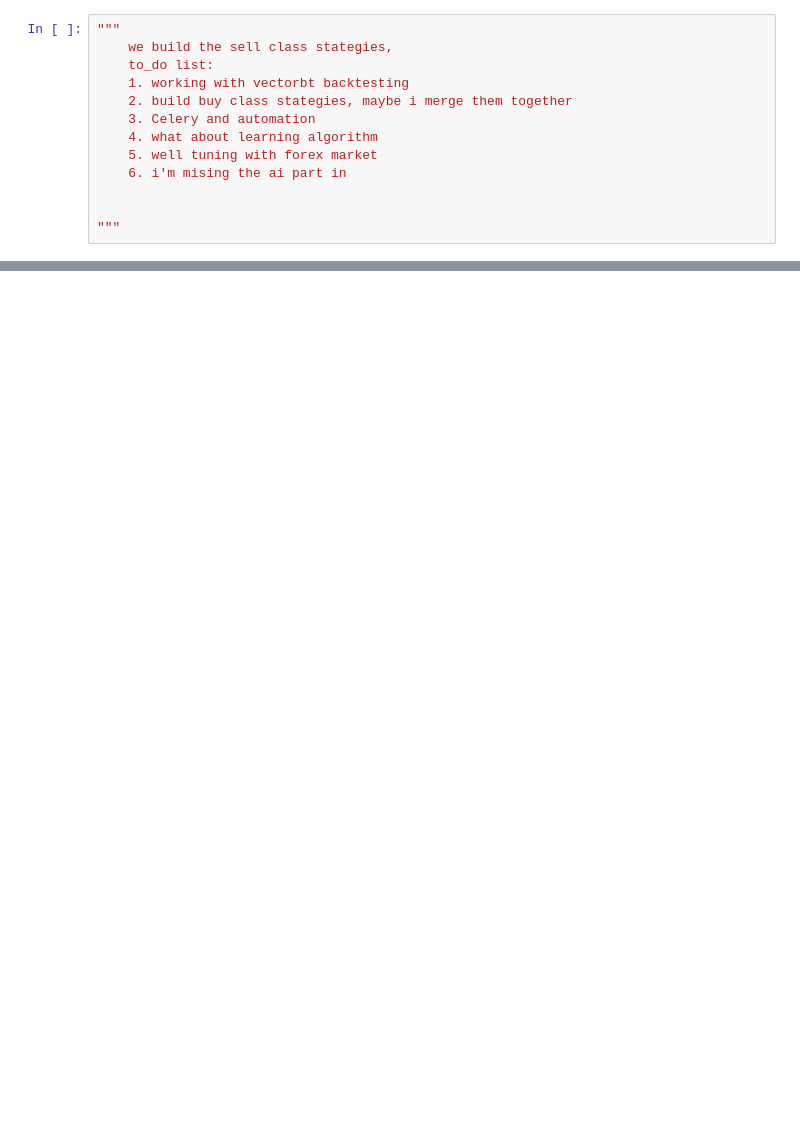
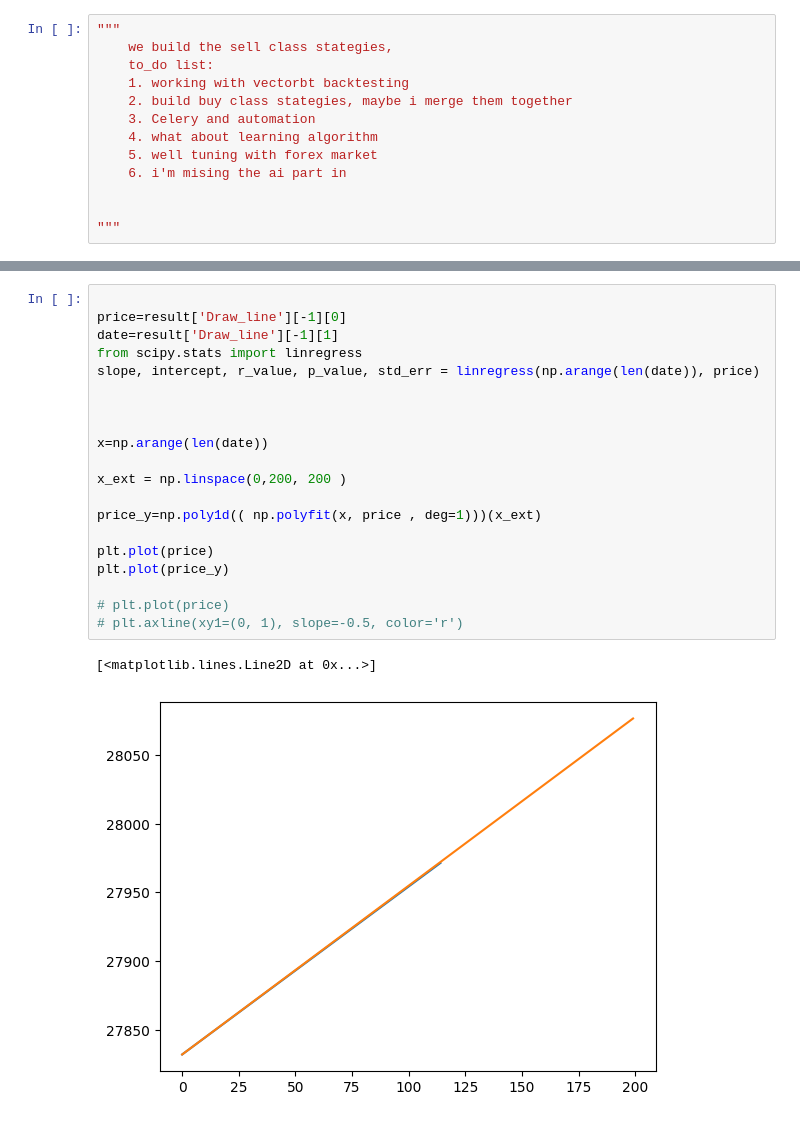
Before and after one commit to erfanvahdat/Algorithm_Trading_01, a Jupyter notebook: train/chart_pattern.ipynb, the cells around one changed output, grey strips where cells are left out. Drawn from its saved outputs; the diff is of its cells as text; blank space fills up the shorter version.

```diff
--- a/train/chart_pattern.ipynb
+++ b/train/chart_pattern.ipynb
@@ -615,0 +686,23 @@ ax.legend(loc='upper right')
+# %%
+
+price=result['Draw_line'][-1][0]
+date=result['Draw_line'][-1][1]
+from scipy.stats import linregress
+slope, intercept, r_value, p_value, std_err = linregress(np.arange(len(date)), price)
+
+
+
+x=np.arange(len(date))
+
+x_ext = np.linspace(0,200, 200 )
+
+price_y=np.poly1d(( np.polyfit(x, price , deg=1)))(x_ext)
+
+plt.plot(price)
+plt.plot(price_y)
+
+# plt.plot(price)
+# plt.axline(xy1=(0, 1), slope=-0.5, color='r')
+# %% [output]
+[<matplotlib.lines.Line2D at 0x...>]
+[figure, added]
```
Also changed, not shown: parts of 17 cells of this notebook, 33 other files.
